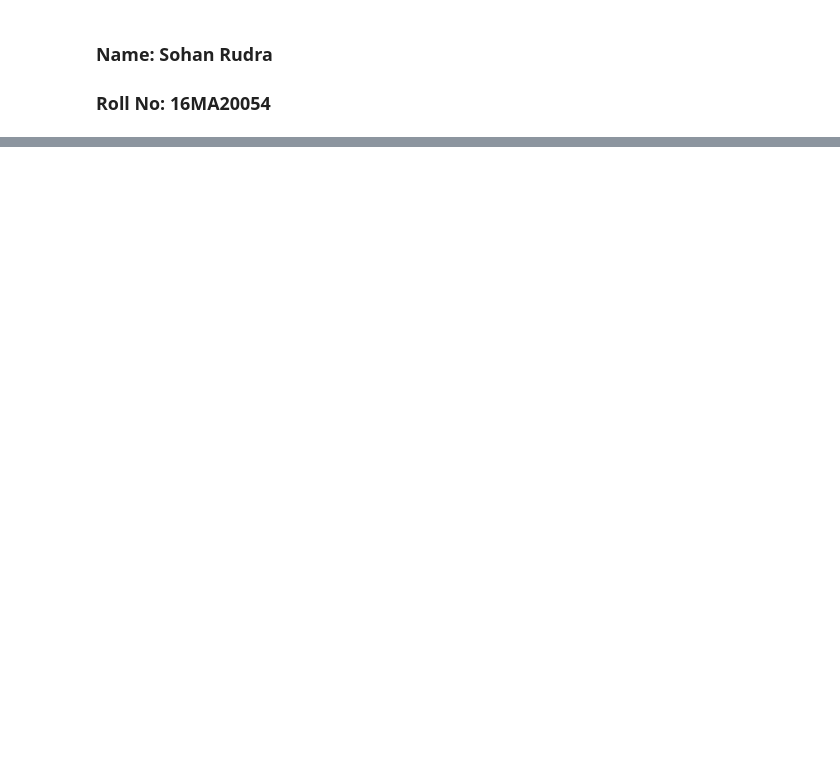
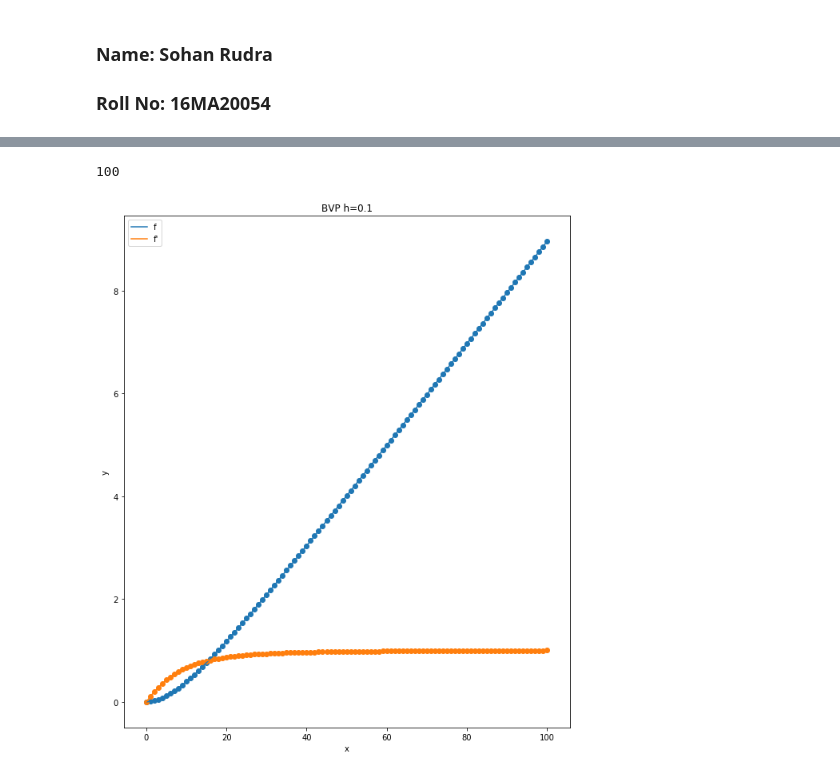
Before and after one commit to rudrasohan/Advanced-Numerical-Techniques, a Jupyter notebook: assignment5.3.ipynb, the cells around one changed output, grey strips where cells are left out. Cells and saved outputs as stored; diff of their text form; code cells hidden in the pictures; blank space fills up the shorter version.

```diff
--- a/assignment5.3.ipynb
+++ b/assignment5.3.ipynb
@@ -167,0 +166,17 @@ fig.show()
+# %%
+cond = Conditions(100,0.0,0.0,1.0,0.1,0.001)
+y = Newton_Solver(cond)
+x_range = np.arange(0, cond.n + 1)
+fig = plt.figure(figsize=(10,40))
+x_range = np.arange(0, cond.n + 1)
+ax = fig.add_subplot(311)
+ax.plot(x_range, y[-1][0])
+ax.scatter(x_range, y[-1][0])
+ax.plot(x_range, y[-1][1])
+ax.scatter(x_range, y[-1][1])
+ax.set(title="BVP h=0.1", xlabel="x", ylabel="y")
+ax.legend(('f','f\''))
+fig.show()
+# %% [output]
+100
+[figure, added]
```
Also changed, not shown: parts of 8 cells of this notebook, 1 other file.
